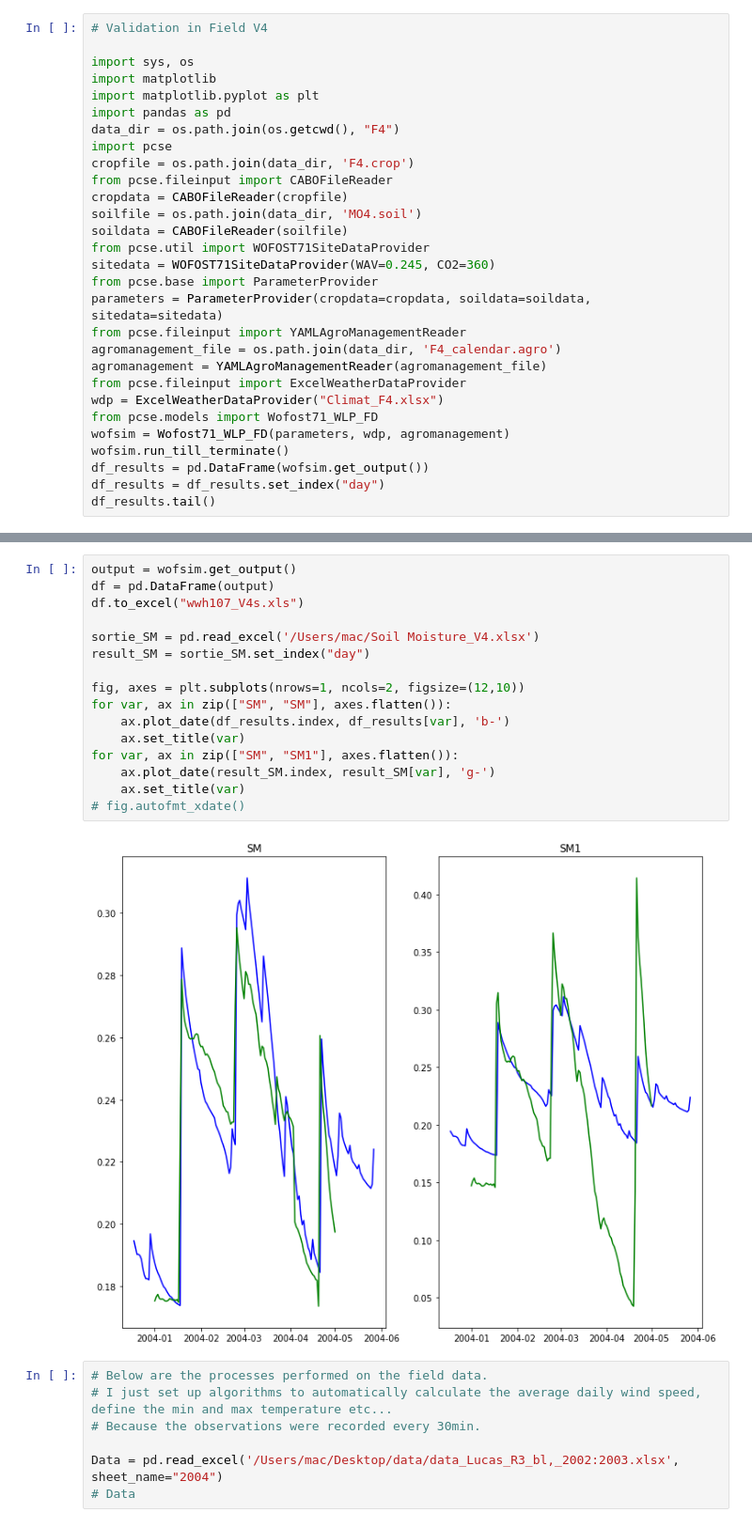
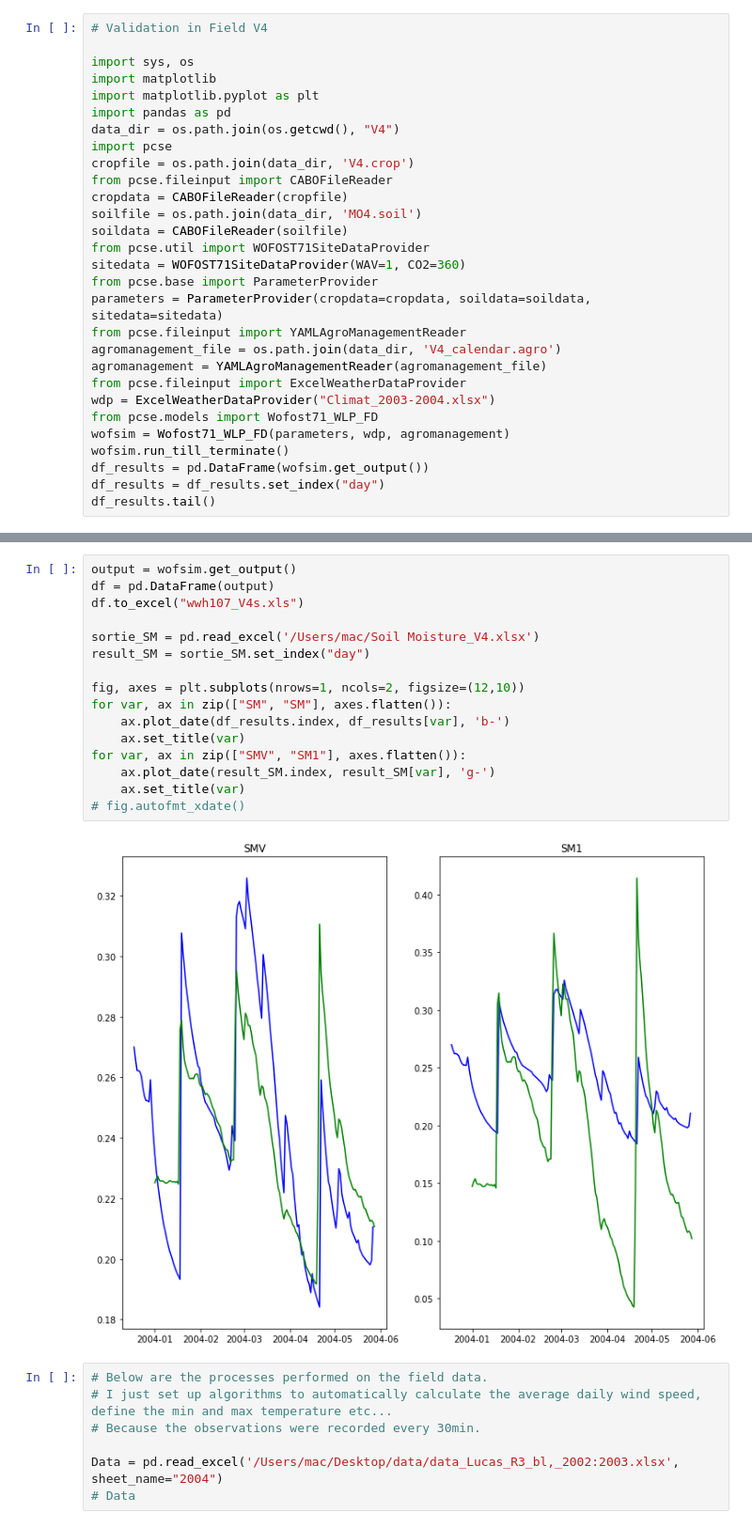
Before and after one commit to Lucas-Emmanuel/-WOFOST-Calibration_Morocco, a Jupyter notebook: Validation in Field V4.ipynb, the cells around one changed output, grey strips where cells are left out. Shown at 94% size. Cells and saved outputs as stored; diff of their text form.

```diff
--- a/Validation in Field V4.ipynb
+++ b/Validation in Field V4.ipynb
@@ -5,22 +5,22 @@ import sys, os
 import matplotlib
 import matplotlib.pyplot as plt
 import pandas as pd
-data_dir = os.path.join(os.getcwd(), "F4")
+data_dir = os.path.join(os.getcwd(), "V4")
 import pcse
-cropfile = os.path.join(data_dir, 'F4.crop')
+cropfile = os.path.join(data_dir, 'V4.crop')
 from pcse.fileinput import CABOFileReader
 cropdata = CABOFileReader(cropfile)
 soilfile = os.path.join(data_dir, 'MO4.soil')
 soildata = CABOFileReader(soilfile)
 from pcse.util import WOFOST71SiteDataProvider
-sitedata = WOFOST71SiteDataProvider(WAV=0.245, CO2=360)
+sitedata = WOFOST71SiteDataProvider(WAV=1, CO2=360)
 from pcse.base import ParameterProvider
 parameters = ParameterProvider(cropdata=cropdata, soildata=soildata, sitedata=sitedata)
 from pcse.fileinput import YAMLAgroManagementReader
-agromanagement_file = os.path.join(data_dir, 'F4_calendar.agro')
+agromanagement_file = os.path.join(data_dir, 'V4_calendar.agro')
 agromanagement = YAMLAgroManagementReader(agromanagement_file)
 from pcse.fileinput import ExcelWeatherDataProvider
-wdp = ExcelWeatherDataProvider("Climat_F4.xlsx")
+wdp = ExcelWeatherDataProvider("Climat_2003-2004.xlsx")
 from pcse.models import Wofost71_WLP_FD
 wofsim = Wofost71_WLP_FD(parameters, wdp, agromanagement)
 wofsim.run_till_terminate()
@@ -52,21 +74,21 @@ fig.autofmt_xdate()
 # %%
 output = wofsim.get_output()
 df = pd.DataFrame(output)
 df.to_excel("wwh107_V4s.xls")
 
 sortie_SM = pd.read_excel('/Users/mac/Soil Moisture_V4.xlsx')
 result_SM = sortie_SM.set_index("day")
 
 fig, axes = plt.subplots(nrows=1, ncols=2, figsize=(12,10))
 for var, ax in zip(["SM", "SM"], axes.flatten()):
     ax.plot_date(df_results.index, df_results[var], 'b-')
     ax.set_title(var)
-for var, ax in zip(["SM", "SM1"], axes.flatten()):
+for var, ax in zip(["SMV", "SM1"], axes.flatten()):
     ax.plot_date(result_SM.index, result_SM[var], 'g-')
     ax.set_title(var)
 # fig.autofmt_xdate()
 # %% [output]
-[figure, old version]
+[figure, new version]
 # %%
 # Below are the processes performed on the field data.
 # I just set up algorithms to automatically calculate the average daily wind speed, define the min and max temperature etc...
```
Also changed, not shown: parts of 3 cells of this notebook.
